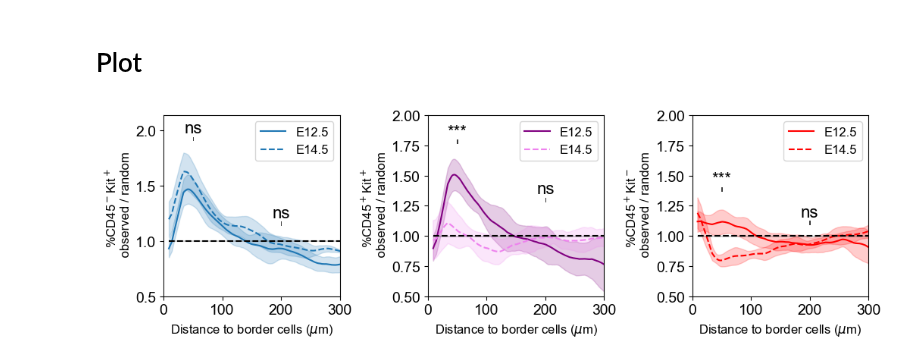
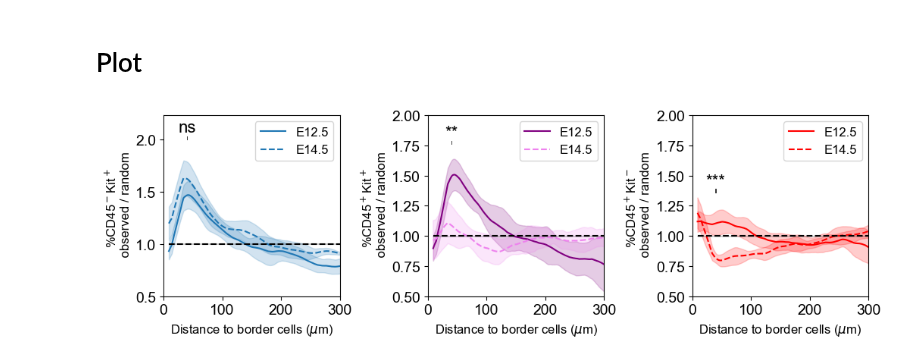
Before and after one commit to BaroudLab/Pyxidis, a Jupyter notebook: Notebooks/Code_figures/Distance_border_figure_5.ipynb, the cells around one changed output. Drawn from its saved outputs; the diff is of its cells as text; code cells hidden in the pictures.

```diff
--- a/Notebooks/Code_figures/Distance_border_figure_5.ipynb
+++ b/Notebooks/Code_figures/Distance_border_figure_5.ipynb
@@ -14,7 +14,7 @@ from scipy import stats
 # %% [markdown]
 ### E12.5
 # %%
-All_data = pandas.read_csv('Data/Distance_to_border_progenitors_E12.csv')
+All_data = pandas.read_csv('Data_Github\Data_figures/Distance_to_border_progenitors_E12.csv')
 # %%
 Kit_distance_border_random = All_data.loc[(All_data.progenitor_type == 'CD45-, Kit+') & (All_data.type == 'random_data')]
 Kit_distance_border = All_data.loc[(All_data.progenitor_type == 'CD45-, Kit+') & (All_data.type == 'observed_data')]
@@ -78,7 +78,7 @@ CD45_Kit_distance_border_E12 = pandas.concat([CD45_Kit_distance_border_normalize
 # %% [markdown]
 ### E14.5
 # %%
-All_data = pandas.read_csv('Data/Distance_to_border_progenitors_E14.csv')
+All_data = pandas.read_csv('Data_figures/Distance_to_border_progenitors_E14.csv')
 # %%
 Kit_distance_border_random = All_data.loc[(All_data.progenitor_type == 'CD45-, Kit+') & (All_data.type == 'random_data')]
 Kit_distance_border = All_data.loc[(All_data.progenitor_type == 'CD45-, Kit+') & (All_data.type == 'observed_data')]
@@ -193,8 +193,7 @@ add_stat_annotation(ax = ax1,
                     hue = "type",
                     data=Kit_distance_border_normalized,
                     fontsize = 16,
-                    box_pairs=[((50, 'E12.5'), (50, 'E14.5')),
-                               ((200, 'E12.5'), (200, 'E14.5'))],
+                    box_pairs=[((40, 'E12.5'), (40, 'E14.5'))],
                     test='Mann-Whitney',
                     comparisons_correction=None,
                     line_offset_to_box=None,
@@ -249,8 +248,7 @@ add_stat_annotation(ax = ax2,
                     hue = "type",
                     data=CD45_Kit_distance_border_normalized,
                     fontsize = 16,
-                    box_pairs=[((50, 'E12.5'), (50, 'E14.5')),
-                               ((200, 'E12.5'), (200, 'E14.5'))],
+                    box_pairs=[((40, 'E12.5'), (40, 'E14.5'))],
                     test='Mann-Whitney',
                     comparisons_correction=None,
                     line_offset_to_box=None,
@@ -293,33 +291,32 @@ sns.lineplot(ax = ax3,
              y = 'mean_smooth_normalized',
              linestyle='--',
              errorbar = 'sd',
              color = 'k')
 
 ax3.set_ylabel('%CD45$^+$Kit$^-$ \n observed / random', fontsize = 12, c = 'k')
 ax3.set_xlabel('Distance to border cells ($\mu$m)', fontsize = 12)
 ax3.set_ylim(0.5,2)
 ax3.set_xlim(0,300)
 
 add_stat_annotation(ax = ax3,
                     x="r",
                     y="mean_smooth_normalized",
                     hue = "type",
                     data=CD45_distance_border_normalized,
                     fontsize = 16,
-                    box_pairs=[((50, 'E12.5'), (50, 'E14.5')),
-                               ((200, 'E12.5'), (200, 'E14.5'))],
+                    box_pairs=[((40, 'E12.5'), (40, 'E14.5'))],
                     test='Mann-Whitney',
                     comparisons_correction=None,
                     line_offset_to_box=None,
                     line_offset=None,
                     text_format='star',
                     linewidth=0.7,
                     loc='inside',
                     verbose=0)
 
 h,l = ax3.get_legend_handles_labels()
 ax3.legend([h[0], h[2]], ['E12.5', 'E14.5'], loc = 'upper right', fontsize = 12)
 
 plt.show()
 # %% [output]
-[figure, old version]
+[figure, new version]
```
Also changed, not shown: parts of 2 cells of this notebook, 4 other files.
